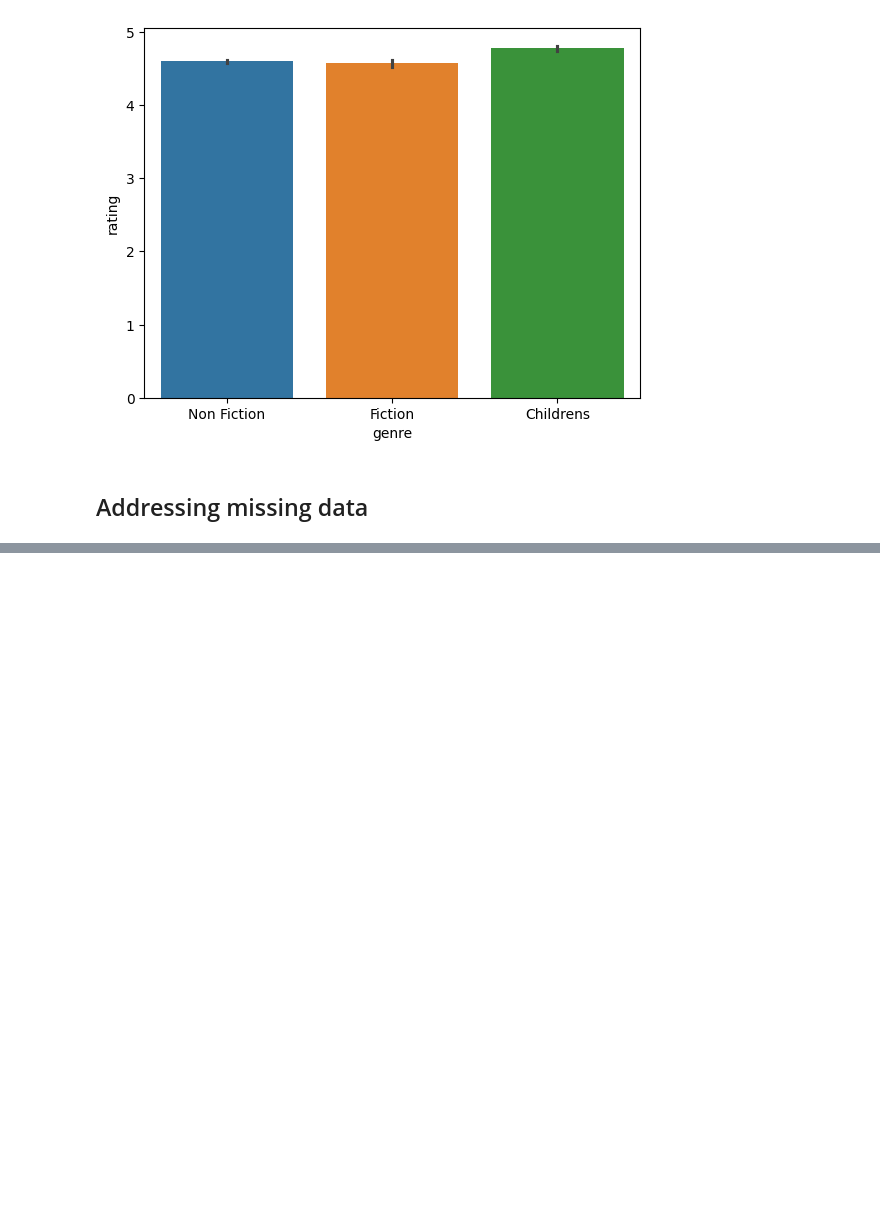
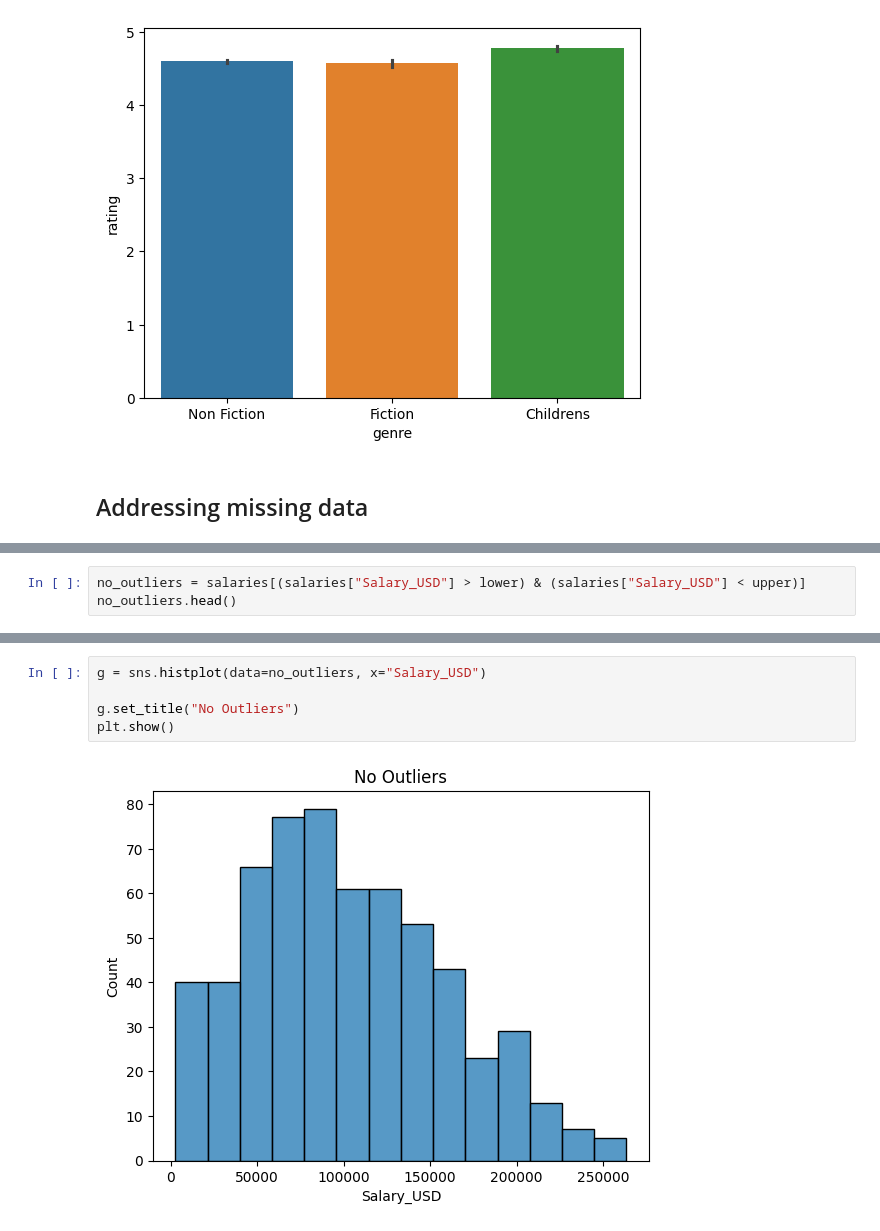
Before and after one commit to andrewch28/DataCamp, a Jupyter notebook: 10)EDA.ipynb, the cells around one changed output, grey strips where cells are left out. Drawn from its saved outputs; the diff is of its cells as text; blank space fills up the shorter version.

```diff
--- a/10)EDA.ipynb
+++ b/10)EDA.ipynb
@@ -237,0 +468,3 @@ plt.show()
+# %%
+no_outliers = salaries[(salaries["Salary_USD"] > lower) & (salaries["Salary_USD"] < upper)]
+no_outliers.head()
@@ -237,0 +499,7 @@ plt.show()
+# %%
+g = sns.histplot(data=no_outliers, x="Salary_USD")
+
+g.set_title("No Outliers")
+plt.show()
+# %% [output]
+[figure, added]
```
Also changed, not shown: parts of 55 cells of this notebook.
